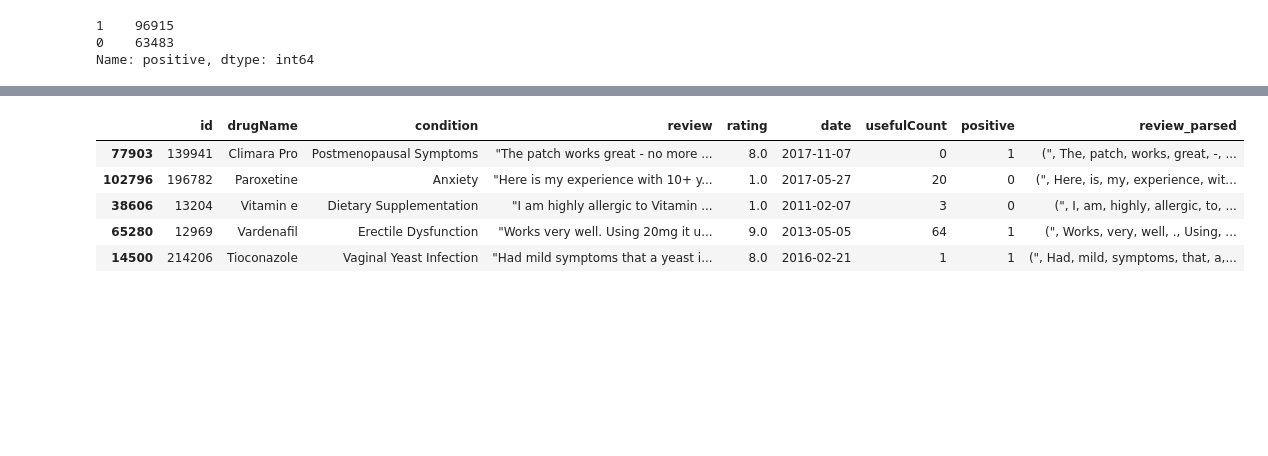
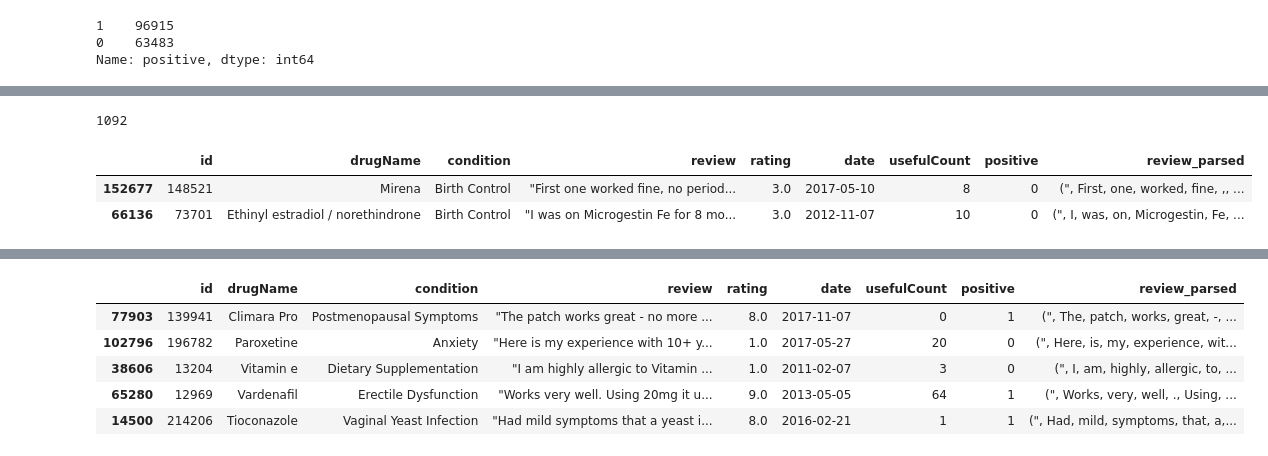
Before and after one commit to tcbriggs981/Prescription-Drugs, a Jupyter notebook: Unit 04 Capstone.ipynb, the cells around one changed output, grey strips where cells are left out. Drawn from its saved outputs; the diff is of its cells as text; code cells hidden in the pictures; blank space fills up the shorter version.

```diff
--- a/Unit 04 Capstone.ipynb
+++ b/Unit 04 Capstone.ipynb
@@ -273,14 +326,19 @@ Name: positive, dtype: int64
 # %%
 drugs_s = drugs.sample(frac=1, random_state=40)
 
-positive = drugs_s.loc[drugs_s.positive==1][:63483]
-not_pos = drugs_s.loc[drugs_s.positive==0][:63483]
+conditions = pd.DataFrame(drugs.condition.value_counts().head(15))
 
-drugs = pd.concat([positive, not_pos])
-drugs = drugs.sample(frac=1, random_state=40)
+drugs = pd.DataFrame()
+for i in conditions.index:
+    drugs = drugs.append(drugs_s.loc[drugs_s.condition==i][:4980])
 
-compare = pd.DataFrame()
-compare['five'] = drugs.positive.loc[drugs.positive==1].describe()
-compare['not'] = drugs.positive.loc[drugs.positive==0].describe()
-compare
+#drugs = pd.concat([positive, not_pos])
+#drugs = drugs.sample(frac=1, random_state=40)
+
+#compare = pd.DataFrame()
+#compare['five'] = drugs.positive.loc[drugs.positive==1].describe()
+#compare['not'] = drugs.positive.loc[drugs.positive==0].describe()
+#compare
+
+drugs.condition.value_counts()
 # %% [output]
@@ -326,0 +426,6 @@ not_pos_doc4 = nlp(not_pos_doc4)
+# %%
+common_list = set(common_words[0])
+
+len(common_list)
+# %% [output]
+1092
@@ -326,0 +436,6 @@ not_pos_doc4 = nlp(not_pos_doc4)
+# %%
+drugs.head(2)
+# %% [output]
+|  | id | drugName | condition | review | rating | date | usefulCount | positive | review_parsed |
+| 152677 | 148521 | Mirena | Birth Control | "First one worked fine, no period... | 3.0 | 2017-05-10 | 8 | 0 | (", First, one, worked, fine, ,, ... |
+| 66136 | 73701 | Ethinyl estradiol / norethindrone | Birth Control | "I was on Microgestin Fe for 8 mo... | 3.0 | 2012-11-07 | 10 | 0 | (", I, was, on, Microgestin, Fe, ... |
```
Also changed, not shown: parts of 59 cells of this notebook.
